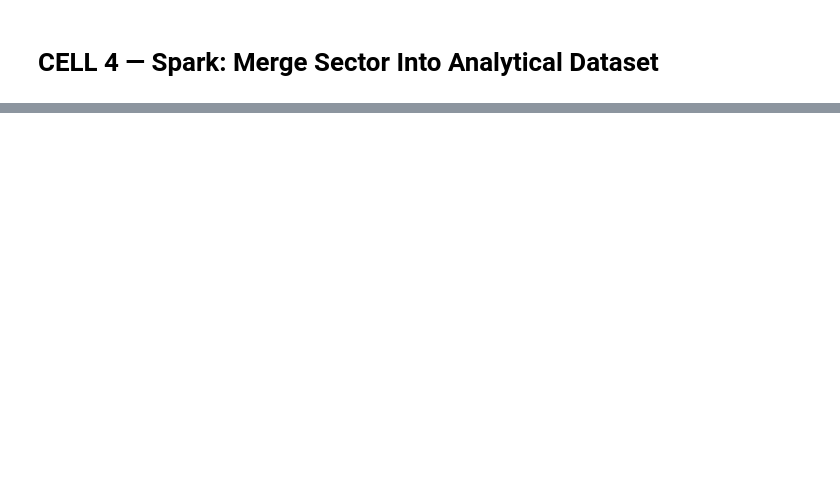
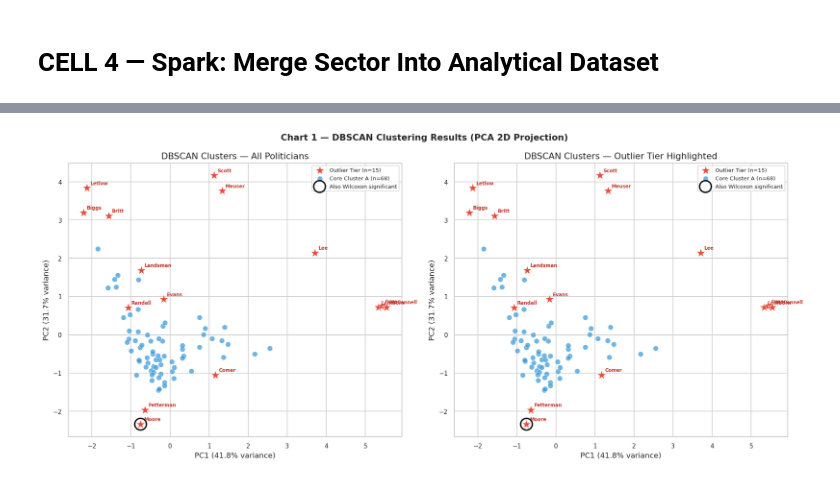
Before and after one commit to pohbear/sc2320-group-project, a Jupyter notebook: nb5_dbscan.ipynb, the cells around one changed output, grey strips where cells are left out. Cells and saved outputs as stored; diff of their text form; code cells hidden in the pictures; blank space fills up the shorter version.

```diff
--- a/nb5_dbscan.ipynb
+++ b/nb5_dbscan.ipynb
@@ -213,0 +596,15 @@ sdf_enriched.select('politician', 'ticker', 'sector',
+# %%
+outliers = profiles_clean[profiles_clean['dbscan_label'] == -1].copy()
+outliers = outliers.sort_values('avg_abn_ret_blind', ascending=False)
+
+print("=" * 60)
+print("OUTLIER TIER — DBSCAN noise points")
+print("=" * 60)
+print(f"\n{len(outliers)} politicians in the Outlier Tier:\n")
+
+display_cols = ['politician', 'party', 'chamber', 'n_trades',
+                'avg_abn_ret_blind', 'pct_l1_anomaly',
+                'avg_filed_after_days', 'top_sector',
+                'top_sector_pct', 'significant']
+
+print(outliers[display_cols].to_string(index=False))
@@ -213,0 +692,71 @@ sdf_enriched.select('politician', 'ticker', 'sector',
+# %%
+# Reduce to 2D for visualisation
+pca = PCA(n_components=2, random_state=42)
+X_pca = pca.fit_transform(X_scaled)
+
+profiles_clean['pca_1'] = X_pca[:, 0]
+profiles_clean['pca_2'] = X_pca[:, 1]
+
+explained = pca.explained_variance_ratio_
+print(f"\nPCA explained variance: PC1={explained[0]:.1%}, "
+      f"PC2={explained[1]:.1%}, "
+      f"Total={sum(explained):.1%}")
+
+fig, axes = plt.subplots(1, 2, figsize=(16, 7))
+fig.suptitle("Chart 1 — DBSCAN Clustering Results (PCA 2D Projection)",
+             fontsize=13, fontweight='bold')
+
+for ax_idx, (ax, title_suffix) in enumerate(
+        zip(axes, ['All Politicians', 'Outlier Tier Highlighted'])):
+
+    # Plot each cluster
+    for label in sorted(profiles_clean['dbscan_label'].unique()):
+        mask = profiles_clean['dbscan_label'] == label
+        subset = profiles_clean[mask]
+
+        if label == -1:
+            color, marker, size, zorder, alpha = '#E74C3C', '*', 200, 5, 1.0
+            lbl = f'Outlier Tier (n={mask.sum()})'
+        elif label == 0:
+            color, marker, size, zorder, alpha = '#3498DB', 'o', 60, 3, 0.7
+            lbl = f'Core Cluster A (n={mask.sum()})'
+        else:
+            color, marker, size, zorder, alpha = '#2ECC71', 's', 60, 3, 0.7
+            lbl = f'Cluster {chr(65+label)} (n={mask.sum()})'
+
+        ax.scatter(subset['pca_1'], subset['pca_2'],
+                   c=color, marker=marker, s=size,
+                   zorder=zorder, alpha=alpha, label=lbl,
+                   edgecolors='white', linewidths=0.5)
+
+    # Annotate outlier names
+    outlier_mask = profiles_clean['dbscan_label'] == -1
+    for _, row in profiles_clean[outlier_mask].iterrows():
+        ax.annotate(
+            row['politician'].split()[-1],   # last name only to avoid clutter
+            xy=(row['pca_1'], row['pca_2']),
+            xytext=(5, 5), textcoords='offset points',
+            fontsize=7, color='#C0392B', fontweight='bold'
+        )
+
+    # Mark convergence politicians with a ring
+    if len(convergence) > 0:
+        conv_mask = profiles_clean['politician'].isin(convergence)
+        conv_subset = profiles_clean[conv_mask]
+        ax.scatter(conv_subset['pca_1'], conv_subset['pca_2'],
+                   s=300, facecolors='none', edgecolors='black',
+                   linewidths=2, zorder=6,
+                   label='Also Wilcoxon significant')
+
+    ax.set_xlabel(f"PC1 ({explained[0]:.1%} variance)")
+    ax.set_ylabel(f"PC2 ({explained[1]:.1%} variance)")
+    ax.set_title(f"DBSCAN Clusters — {title_suffix}")
+    ax.legend(fontsize=8, loc='upper right')
+
+plt.tight_layout()
+out_path = os.path.join('data', 'output', 'chart1_dbscan_pca.png')
+os.makedirs(os.path.dirname(out_path), exist_ok=True)
+plt.savefig(out_path, bbox_inches='tight', dpi=150)
+plt.show()
+print(f"Chart 1 saved to: {out_path}")
+# %% [output]
@@ -213,0 +764 @@ sdf_enriched.select('politician', 'ticker', 'sector',
+[figure, added]
```
Also changed, not shown: parts of 29 cells of this notebook, 8 other files.
